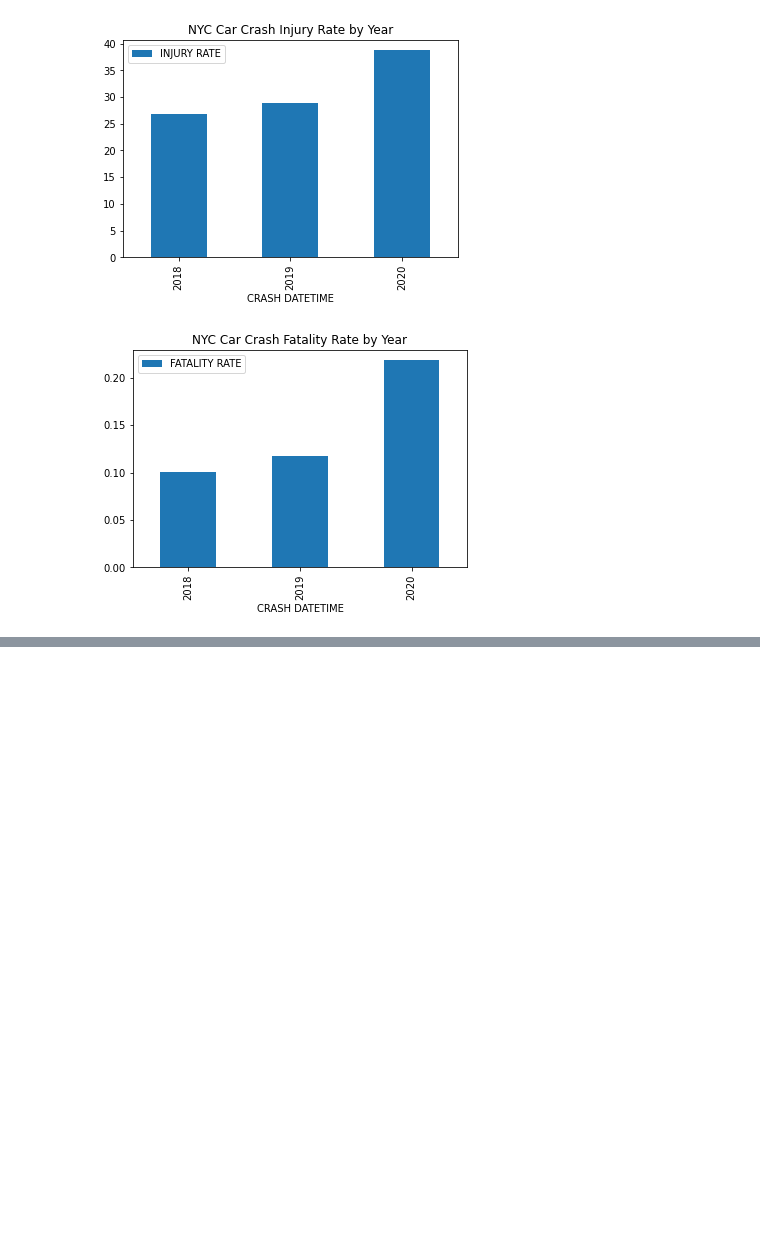
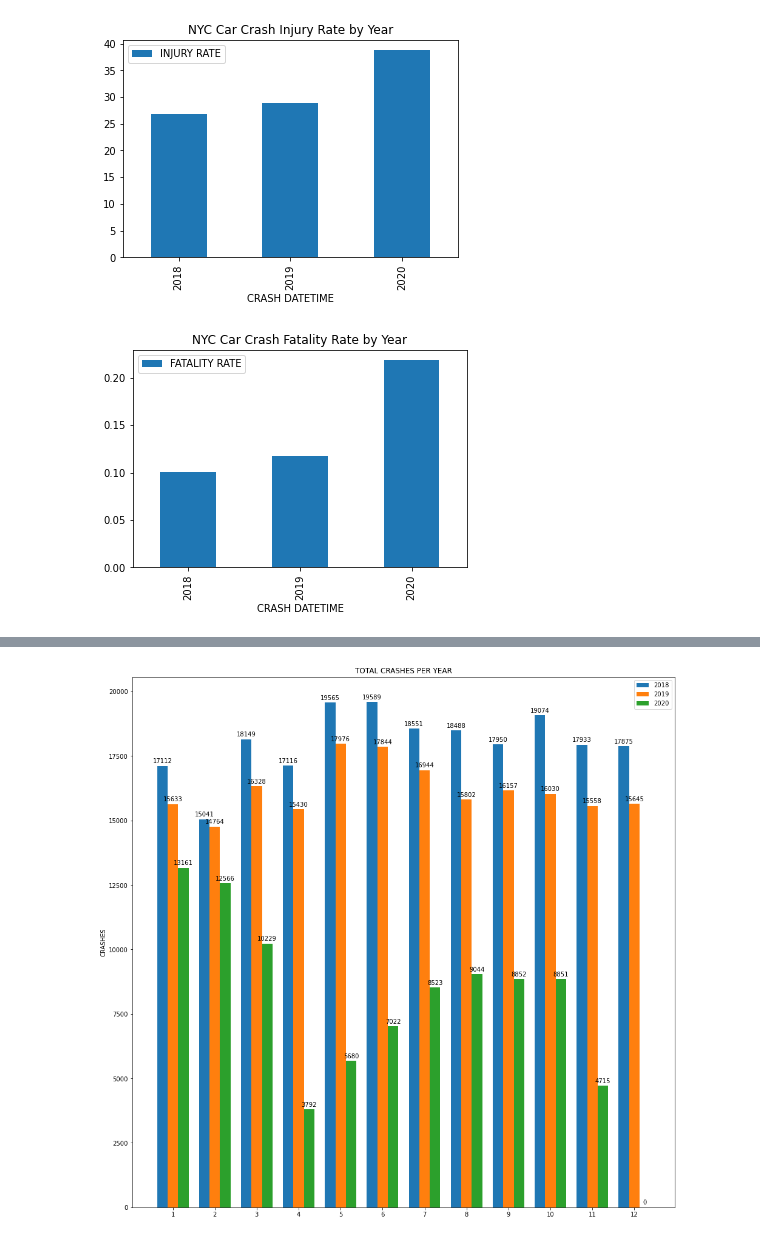
Before and after one commit to musaddiqsajjad/Coursera_Capstone, a Jupyter notebook: Coursera Capstone.ipynb, the cells around one changed output, grey strips where cells are left out. Saved outputs shown, nothing was run; the diff lists cells and outputs as text; code cells hidden in the pictures; blank space fills up the shorter version.

```diff
--- a/Coursera Capstone.ipynb
+++ b/Coursera Capstone.ipynb
@@ -182,0 +244,19 @@ yearly_stats.plot(y = ["FATALITY RATE"], kind = "bar", title = "NYC Car Crash Fa
+# %%
+#filtering for 2019 data and defining new monthly dataframe
+df_2019 = df[(df['CRASH DATETIME'] < '2020-01-01') & ((df['CRASH DATETIME'] >= '2019-01-01'))]
+monthly_stats_2019 = df[["CRASH DATETIME", "NUMBER OF PERSONS INJURED", "NUMBER OF PERSONS KILLED"]]
+
+#grouping by year and getting total crashes per year
+monthly_stats_2019 = monthly_stats_2019[(monthly_stats_2019['CRASH DATETIME'] < '2020-01-01') & (monthly_stats_2019['CRASH DATETIME'] >= '2019-01-01')]
+monthly_stats_2019 = monthly_stats_2019.groupby(monthly_stats_2019['CRASH DATETIME'].map(lambda x: x.month)).sum()
+monthly_crashes_count_2019 = df_2019.groupby(df_2019['CRASH DATETIME'].map(lambda x: x.month)).count()
+monthly_stats_2019["TOTAL CRASHES"] = monthly_crashes_count_2019['CRASH DATETIME']
+
+#adding Injury Rate and Fatality Rate columns
+monthly_stats_2019["INJURY RATE"] = (monthly_stats_2019["NUMBER OF PERSONS INJURED"]/monthly_stats_2019["TOTAL CRASHES"])* 100
+monthly_stats_2019["FATALITY RATE"] = (monthly_stats_2019["NUMBER OF PERSONS KILLED"]/monthly_stats_2019["TOTAL CRASHES"])* 100
+
+#moving Total Crases column to first
+monthly_stats_2019 = monthly_stats_2019[ ['TOTAL CRASHES'] + [ col for col in monthly_stats_2019.columns if col != 'TOTAL CRASHES' ] ]
+
+monthly_stats_2019
@@ -182,0 +323,39 @@ yearly_stats.plot(y = ["FATALITY RATE"], kind = "bar", title = "NYC Car Crash Fa
+# %%
+labels = ['1','2','3','4','5','6','7','8','9','10','11','12']
+x = np.arange(len(labels))
+width = 0.25
+
+fig, ax = plt.subplots()
+
+rects1 = ax.bar(x - width, monthly_stats_2018["TOTAL CRASHES"], width, label='2018')
+rects2 = ax.bar(x, monthly_stats_2019["TOTAL CRASHES"], width, label='2019')
+rects3 = ax.bar(x + width, monthly_stats_2020["TOTAL CRASHES"], width, label='2020')
+
+ax.set_ylabel('CRASHES')
+ax.set_title('TOTAL CRASHES PER YEAR')
+ax.set_xticks(x)
+ax.set_xticklabels(labels)
+ax.legend()
+
+def autolabel(rects):
+    """Attach a text label above each bar in *rects*, displaying its height."""
+    for rect in rects:
+        height = rect.get_height()
+        ax.annotate('{}'.format(height),
+                    xy=(rect.get_x() + rect.get_width() / 2, height),
+                    xytext=(0, 3),  # 3 points vertical offset
+                    textcoords="offset points",
+                    ha='center', va='bottom')
+
+
+autolabel(rects1)
+autolabel(rects2)
+autolabel(rects3)
+
+fig.tight_layout()
+fig.set_figwidth(15)
+fig.set_figheight(15)
+
+plt.show()
+# %% [output]
+[figure, added]
```
Also changed, not shown: parts of 14 cells of this notebook.
